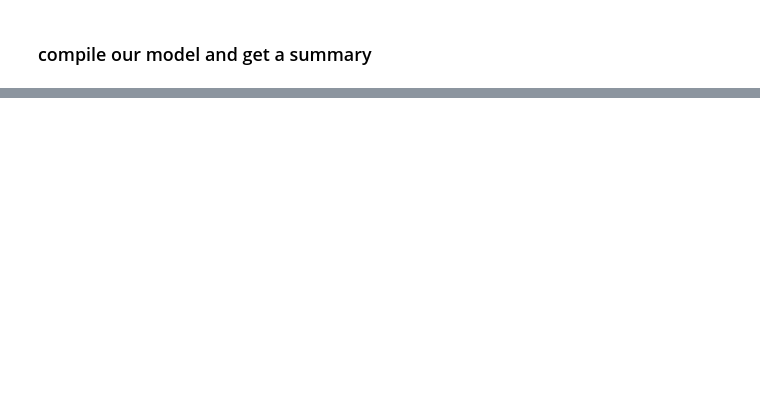
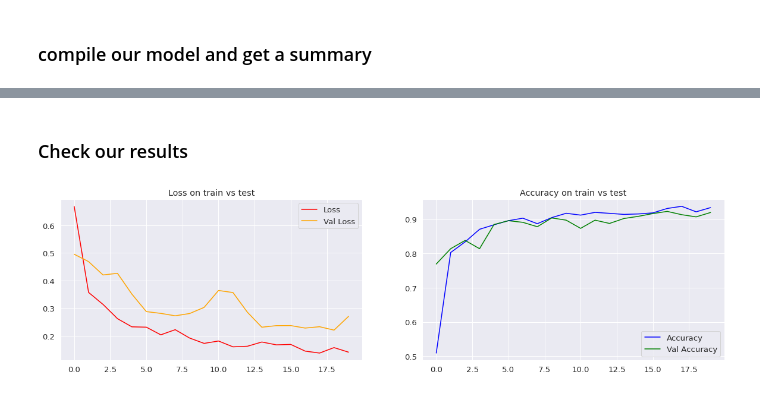
Before and after one commit to AshkanGanj/Pneumonia-Detection-X-Ray-CNN, a Jupyter notebook: X_Ray_Pneumonia_CNN.ipynb, the cells around one changed output, grey strips where cells are left out. Cells and saved outputs as stored; diff of their text form; code cells hidden in the pictures; blank space fills up the shorter version.

```diff
--- a/X_Ray_Pneumonia_CNN.ipynb
+++ b/X_Ray_Pneumonia_CNN.ipynb
@@ -249,0 +223,4 @@ model.add(Dense(units = 1 , activation = 'sigmoid'))
+# %%
+y_train = to_categorical(y_train)
+y_test = to_categorical(y_test)
+y_val = to_categorical(y_val)
@@ -250,5 +263,2 @@ model.add(Dense(units = 1 , activation = 'sigmoid'))
 # %% [markdown]
 ### compile our model and get a summary
-# %%
-model.compile(optimizer = "rmsprop" , loss = 'binary_crossentropy' , metrics = ['accuracy'])
-model.summary()
@@ -275,12 +264,0 @@ learning_rate_reduction = ReduceLROnPlateau(monitor='val_accuracy', patience = 2
-# %%
-history = model.fit(datagen.flow(xTrain,yTrain, batch_size = 32) ,epochs =12 , validation_data = datagen.flow(xVal, yVal),callbacks = [learning_rate_reduction])
-
-# Train the model
-# history = model.fit(
-#     xTrain,
-#     yTrain,
-#     batch_size=128,
-#     epochs=20,
-#     validation_data=(xVal, yVal),
-#     shuffle=True,
-# )
@@ -387,0 +265,4 @@ for c in incorrect[:6]:
+# %%
+callback = EarlyStopping(monitor='loss', patience=6)
+history = model.fit(datagen.flow(X_train,y_train, batch_size=4), validation_data=(X_test, y_test), epochs = 20, verbose = 1, callbacks=[callback], class_weight={0:6.0, 1:0.5})
+model.summary()
@@ -387,0 +287,22 @@ for c in incorrect[:6]:
+# %% [markdown]
+### Check our results
+# %%
+plt.figure(figsize=(20,5))
+
+# plot loss & val loss
+plt.subplot(1,2,1)
+sns.lineplot(x=history.epoch, y=history.history['loss'], color='red', label='Loss')
+sns.lineplot(x=history.epoch, y=history.history['val_loss'], color='orange', label='Val Loss')
+plt.title('Loss on train vs test')
+plt.legend(loc='best')
+
+# plot accuracy and val accuracy
+plt.subplot(1,2,2)
+sns.lineplot(x=history.epoch, y=history.history['accuracy'], color='blue', label='Accuracy')
+sns.lineplot(x=history.epoch, y=history.history['val_accuracy'], color='green', label='Val Accuracy')
+plt.title('Accuracy on train vs test')
+plt.legend(loc='best')
+
+plt.show()
+# %% [output]
+[figure, added]
```
Also changed, not shown: parts of 49 cells of this notebook.
